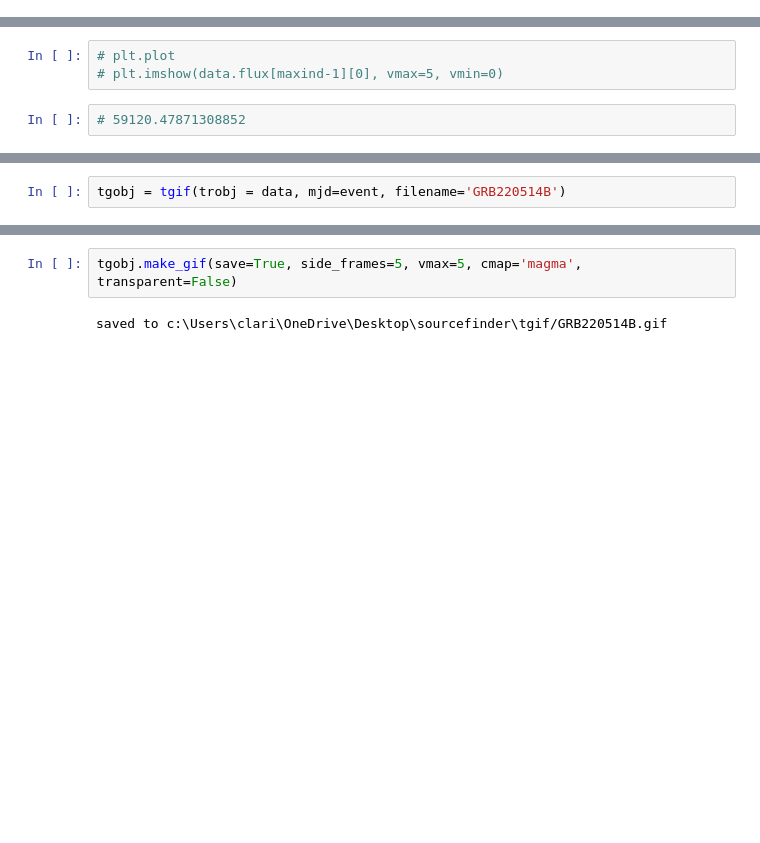
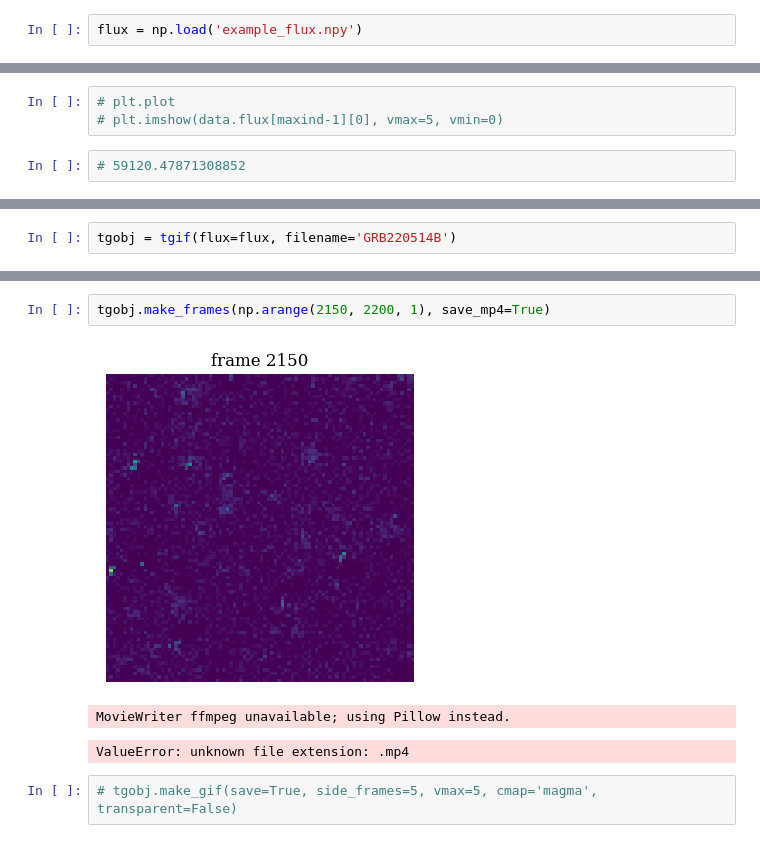
Before and after one commit to crixiii/tgif, a Jupyter notebook: example.ipynb, the cells around one changed output, grey strips where cells are left out. Saved outputs shown, nothing was run; the diff lists cells and outputs as text; blank space fills up the shorter version.

```diff
--- a/example.ipynb
+++ b/example.ipynb
@@ -29 +16,3 @@ background
+# %%
+flux = np.load('example_flux.npy')
 # %%
@@ -39,2 +30,2 @@ event = data.lc[0][maxind]
 # %%
-tgobj = tgif(trobj = data, mjd=event, filename='GRB220514B')
+tgobj = tgif(flux=flux, filename='GRB220514B')
@@ -46,4 +48,8 @@ array([2526, 2527, 2528, 2529, 2530, 2531, 2532, 2533, 2534, 2535, 2536,
+# %%
+tgobj.make_frames(np.arange(2150, 2200, 1), save_mp4=True)
+# %% [output]
+[figure, added]
+MovieWriter ffmpeg unavailable; using Pillow instead.
+ValueError: unknown file extension: .mp4
 # %%
-tgobj.make_gif(save=True, side_frames=5, vmax=5, cmap='magma', transparent=False)
+# tgobj.make_gif(save=True, side_frames=5, vmax=5, cmap='magma', transparent=False)
-# %% [output]
-saved to c:\Users\clari\OneDrive\Desktop\sourcefinder\tgif/GRB220514B.gif
```
Also changed, not shown: parts of 9 cells of this notebook, 6 other files.
